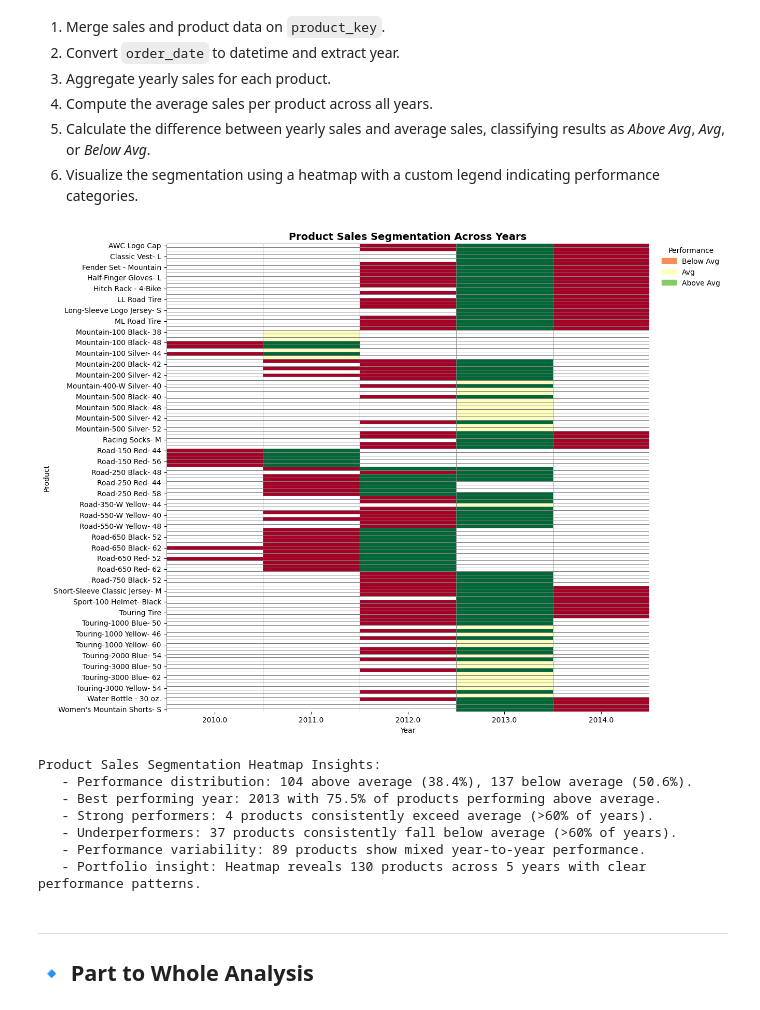
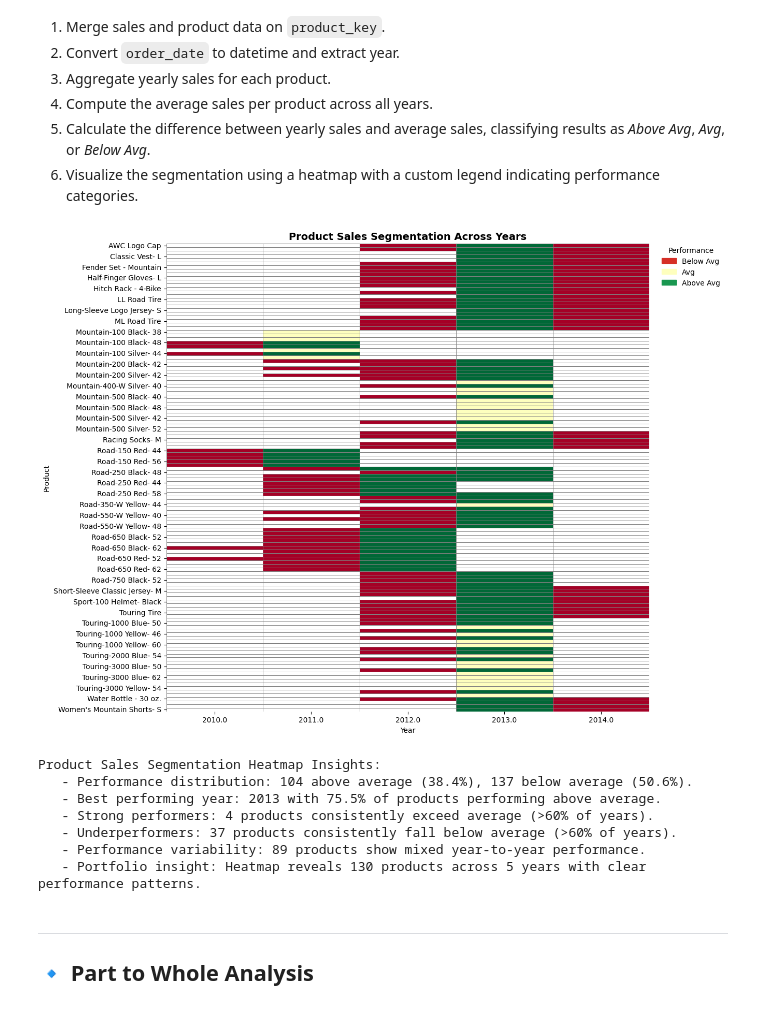
Before and after one commit to ShashwatAnalyst/Automated-Reporting-System, a Jupyter notebook: Automated Reports/Analysis_&_Report.ipynb, the cells around one changed output. Saved outputs shown, nothing was run; the diff lists cells and outputs as text; code cells hidden in the pictures.

```diff
--- a/Automated Reports/Analysis_&_Report.ipynb
+++ b/Automated Reports/Analysis_&_Report.ipynb
@@ -1639,10 +1639,81 @@ Moving Average Price (Yearly) Insights:
 5. Calculate the difference between yearly sales and average sales, classifying results as *Above Avg*, *Avg*, or *Below Avg*.
 6. Visualize the segmentation using a heatmap with a custom legend indicating performance categories.
 # %%
+import matplotlib.patches as mpatches
+
+import pandas as pd
 import matplotlib.pyplot as plt
 import seaborn as sns
 import matplotlib.patches as mpatches
+import numpy as np
 
+# ---------------------------
+# Merge sales and products
+# ---------------------------
+product_join = pd.merge(sales, products, on='product_key', how='left')
+
+# Ensure order_date is datetime
+product_join['order_date'] = pd.to_datetime(product_join['order_date'])
+
+# Filter rows where sales_amount is not null
+product_join = product_join.dropna(subset=['sales_amount'])
+
+# Create Year field
+product_join['year'] = product_join['order_date'].dt.year
+
+# ---------------------------
+# Aggregate yearly product sales
+# ---------------------------
+yearly_product_sales = (
+    product_join.groupby(['year', 'product_name'], as_index=False)['sales_amount']
+    .sum()
+)
+
+# Calculate average sales per product across years
+avg_sales_by_product = (
+    yearly_product_sales.groupby('product_name', as_index=False)['sales_amount']
+    .mean()
+    .rename(columns={'sales_amount': 'avg_sales'})
+)
+
+# Merge back to get average sales for each row
+yearly_product_sales = pd.merge(
+    yearly_product_sales,
+    avg_sales_by_product,
+    on='product_name',
+    how='left'
+)
+
+# Calculate difference from average
+yearly_product_sales['diff_avg'] = (
+    yearly_product_sales['sales_amount'] - yearly_product_sales['avg_sales']
+)
+
+# Categorize performance with tolerance for floating point precision
+tolerance = 1e-6
+yearly_product_sales['avg_change'] = np.where(
+    yearly_product_sales['diff_avg'] > tolerance, 'Above Avg',
+    np.where(yearly_product_sales['diff_avg'] < -tolerance, 'Below Avg', 'Avg')
+)
+
+# ---------------------------
+# Pivot data for heatmap
+# ---------------------------
+heatmap_data = yearly_product_sales.pivot(
+    index='product_name',
+    columns='year',
+    values='avg_change'
+)
+
+# Map categorical values to numeric for heatmap
+mapping = {'Below Avg': -1, 'Avg': 0, 'Above Avg': 1}
+
+# FIXED: Use map() instead of deprecated applymap()
+heatmap_data = heatmap_data.map(lambda x: mapping.get(x, None)).astype(float)
+
+# ---------------------------
+# Plot heatmap
+# ---------------------------
 plt.figure(figsize=(12, 10))
 sns.heatmap(
     heatmap_data,
@@ -1650,7 +1721,8 @@ sns.heatmap(
     cbar=False,
     linewidths=0.5,
     linecolor="grey",
-    vmin=-1, vmax=1  # Ensure the colors match -1,0,1 mapping
+    vmin=-1,
+    vmax=1  # Ensure the colors match -1,0,1 mapping
 )
 
 plt.title("Product Sales Segmentation Across Years", fontsize=14, fontweight="bold")
@@ -1658,11 +1730,15 @@ plt.xlabel("Year")
 plt.ylabel("Product")
 plt.tight_layout()
 
-# Custom legend
+# ---------------------------
+# Custom legend with proper color extraction
+# ---------------------------
+# Get colors from the actual colormap used in the heatmap
+colormap = plt.cm.RdYlGn
 legend_patches = [
-    mpatches.Patch(color=sns.color_palette("RdYlGn", 3)[0], label='Below Avg'),  # red
-    mpatches.Patch(color=sns.color_palette("RdYlGn", 3)[1], label='Avg'),        # yellow
-    mpatches.Patch(color=sns.color_palette("RdYlGn", 3)[2], label='Above Avg')   # green
+    mpatches.Patch(color=colormap(0.1), label='Below Avg'),   # Red end
+    mpatches.Patch(color=colormap(0.5), label='Avg'),         # Yellow middle
+    mpatches.Patch(color=colormap(0.9), label='Above Avg')    # Green end
 ]
 
 plt.legend(
@@ -1675,7 +1751,6 @@ plt.legend(
 )
 
 plt.show()
-
 
 # --- Concise Insights for Product Sales Segmentation Heatmap ---
 
@@ -1688,34 +1763,34 @@ below_avg_count = len(yearly_product_sales[yearly_product_sales['avg_change'] ==
 year_performance = yearly_product_sales.groupby('year')['avg_change'].apply(
     lambda x: (x == 'Above Avg').sum() / len(x) * 100
 ).reset_index()
 year_performance.columns = ['year', 'above_avg_percentage']
 best_year = int(year_performance.loc[year_performance['above_avg_percentage'].idxmax(), 'year'])
 best_year_percentage = year_performance['above_avg_percentage'].max()
 
 # Consistent performers
 product_performance = yearly_product_sales.groupby('product_name')['avg_change'].apply(
     lambda x: 'Consistent Above' if (x == 'Above Avg').sum() > len(x) * 0.6 else
              ('Consistent Below' if (x == 'Below Avg').sum() > len(x) * 0.6 else 'Variable')
 )
 
 consistent_above = len(product_performance[product_performance == 'Consistent Above'])
 consistent_below = len(product_performance[product_performance == 'Consistent Below'])
 variable_products = len(product_performance[product_performance == 'Variable'])
 
 print("\nProduct Sales Segmentation Heatmap Insights:")
 print(f"   - Performance distribution: {above_avg_count} above average ({above_avg_count/total_entries*100:.1f}%), {below_avg_count} below average ({below_avg_count/total_entries*100:.1f}%).")
 print(f"   - Best performing year: {best_year} with {best_year_percentage:.1f}% of products performing above average.")
 
 if consistent_above > 0:
     print(f"   - Strong performers: {consistent_above} products consistently exceed average (>60% of years).")
 
 if consistent_below > 0:
     print(f"   - Underperformers: {consistent_below} products consistently fall below average (>60% of years).")
 
 print(f"   - Performance variability: {variable_products} products show mixed year-to-year performance.")
 print(f"   - Portfolio insight: Heatmap reveals {len(heatmap_data)} products across {len(heatmap_data.columns)} years with clear performance patterns.")
 # %% [output]
-[figure, old version]
+[figure, new version]
 Product Sales Segmentation Heatmap Insights:
    - Performance distribution: 104 above average (38.4%), 137 below average (50.6%).
    - Best performing year: 2013 with 75.5% of products performing above average.
```
